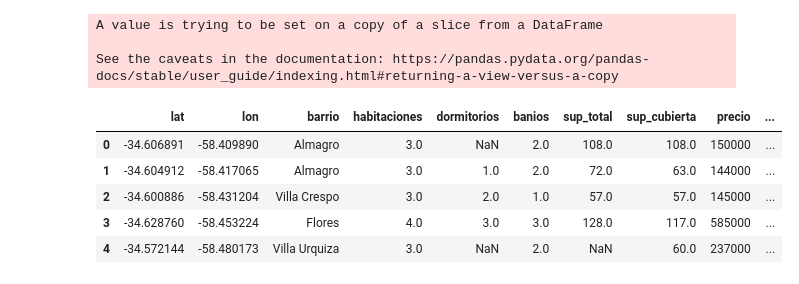
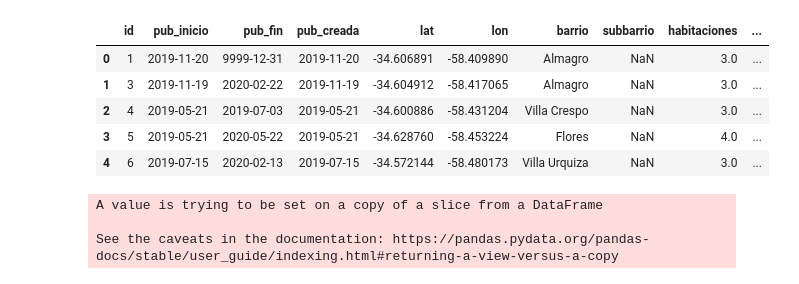
Before and after one commit to arielfaur/fmap-propiedades-kaggle, a Jupyter notebook: precio_propiedades_regresion.ipynb, the cells around one changed output. Drawn from its saved outputs; the diff is of its cells as text; code cells hidden in the pictures.

Commit message:
refactor código y agregar modelos

```diff
--- a/precio_propiedades_regresion.ipynb
+++ b/precio_propiedades_regresion.ipynb
@@ -119,15 +126,17 @@ def plot_test_predictions(y_test, y_pred):
     plt.plot(x_plot, y_plot, color='r')
 # %%
 df_train = pd.read_excel('https://github.com/arielfaur/prediccion-precio-propiedades-fmap-2020/raw/master/propiedades_entrenamiento.xlsx')
-ids_train, df_train, model = create_train_model(df_train)
 df_train.head()
 # %% [output]
-A value is trying to be set on a copy of a slice from a DataFrame
-
-See the caveats in the documentation: https://pandas.pydata.org/pandas-docs/stable/user_guide/indexing.html#returning-a-view-versus-a-copy
-|  | lat | lon | barrio | habitaciones | dormitorios | banios | sup_total | sup_cubierta | precio | ... |
-| 0 | -34.606891 | -58.409890 | Almagro | 3.0 | NaN | 2.0 | 108.0 | 108.0 | 150000 | ... |
-| 1 | -34.604912 | -58.417065 | Almagro | 3.0 | 1.0 | 2.0 | 72.0 | 63.0 | 144000 | ... |
-| 2 | -34.600886 | -58.431204 | Villa Crespo | 3.0 | 2.0 | 1.0 | 57.0 | 57.0 | 145000 | ... |
-| 3 | -34.628760 | -58.453224 | Flores | 4.0 | 3.0 | 3.0 | 128.0 | 117.0 | 585000 | ... |
-| 4 | -34.572144 | -58.480173 | Villa Urquiza | 3.0 | NaN | 2.0 | NaN | 60.0 | 237000 | ... |
+|  | id | pub_inicio | pub_fin | pub_creada | lat | lon | barrio | subbarrio | habitaciones | ... |
+| 0 | 1 | 2019-11-20 | 9999-12-31 | 2019-11-20 | -34.606891 | -58.409890 | Almagro | NaN | 3.0 | ... |
+| 1 | 3 | 2019-11-19 | 2020-02-22 | 2019-11-19 | -34.604912 | -58.417065 | Almagro | NaN | 3.0 | ... |
+| 2 | 4 | 2019-05-21 | 2019-07-03 | 2019-05-21 | -34.600886 | -58.431204 | Villa Crespo | NaN | 3.0 | ... |
+| 3 | 5 | 2019-05-21 | 2020-05-22 | 2019-05-21 | -34.628760 | -58.453224 | Flores | NaN | 4.0 | ... |
+| 4 | 6 | 2019-07-15 | 2020-02-13 | 2019-07-15 | -34.572144 | -58.480173 | Villa Urquiza | NaN | 3.0 | ... |
+# %%
+ids, df_train = preprocessing(df_train)
+# %% [output]
+A value is trying to be set on a copy of a slice from a DataFrame
+
+See the caveats in the documentation: https://pandas.pydata.org/pandas-docs/stable/user_guide/indexing.html#returning-a-view-versus-a-copy
```
Also changed, not shown: parts of 11 cells of this notebook.
